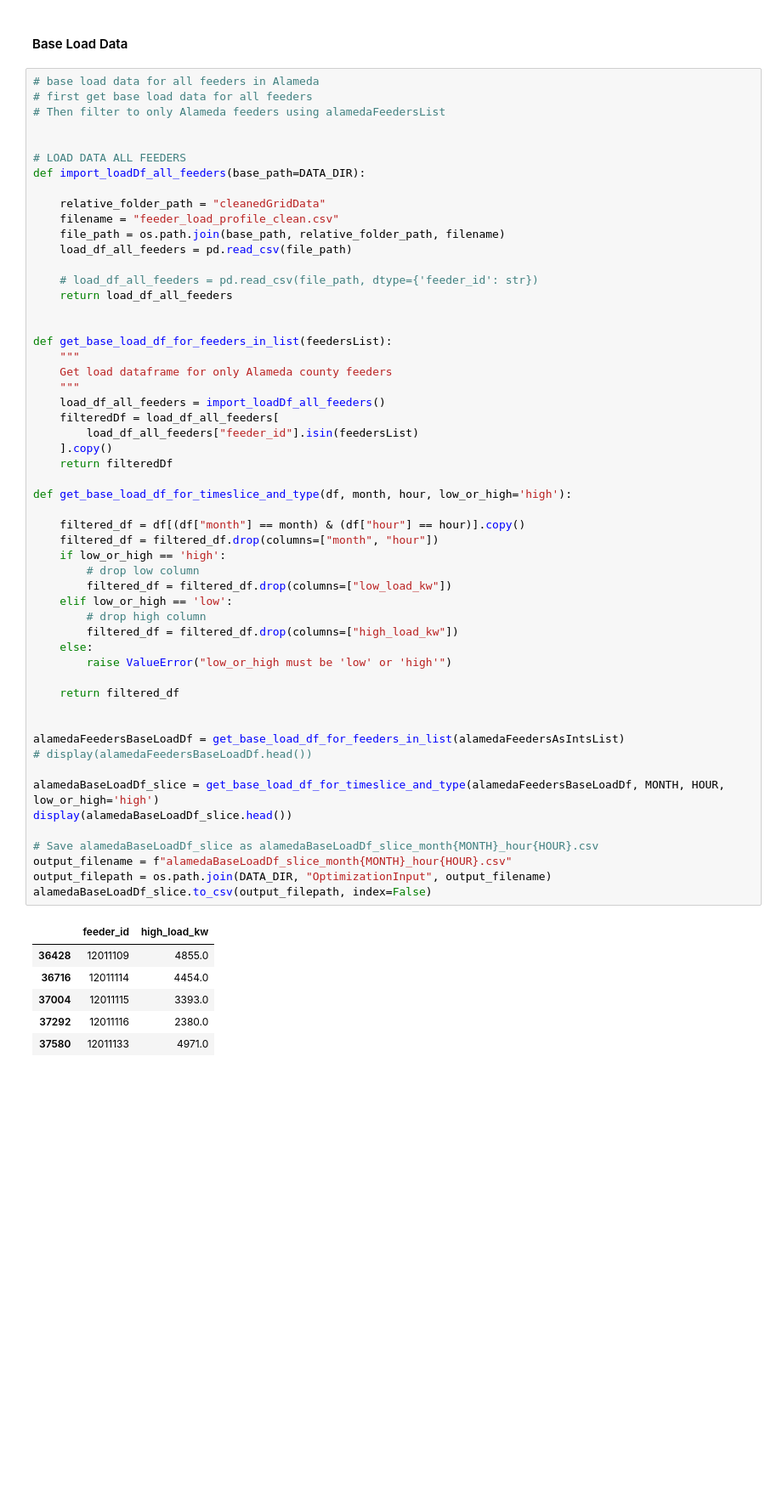
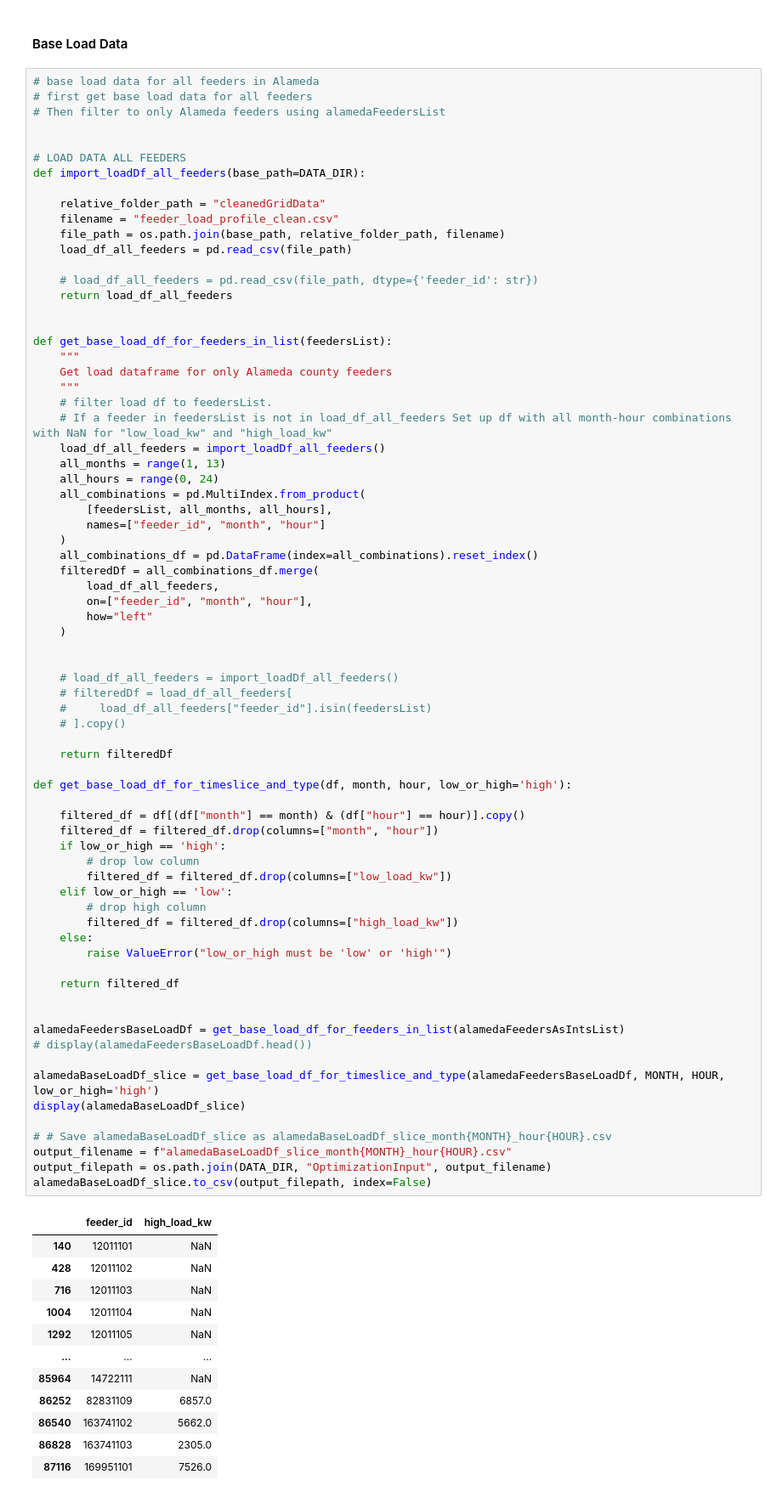
Before and after one commit to lazlop/OptimalChargerPlacement, a Jupyter notebook: notebooks/GridStressAnalysisAlameda.ipynb, the cells around one changed output. Shown at 85% size. Cells and saved outputs as stored; diff of their text form; blank space fills up the shorter version.

Commit message:
Got all data from feeder and evload for optimization and saved dataframes to new folder

```diff
--- a/notebooks/GridStressAnalysisAlameda.ipynb
+++ b/notebooks/GridStressAnalysisAlameda.ipynb
@@ -412,42 +528,66 @@ def get_base_load_df_for_feeders_in_list(feedersList):
     """
     Get load dataframe for only Alameda county feeders
     """
+    # filter load df to feedersList.
+    # If a feeder in feedersList is not in load_df_all_feeders Set up df with all month-hour combinations with NaN for "low_load_kw" and "high_load_kw"
     load_df_all_feeders = import_loadDf_all_feeders()
-    filteredDf = load_df_all_feeders[
-        load_df_all_feeders["feeder_id"].isin(feedersList)
-    ].copy()
+    all_months = range(1, 13)
+    all_hours = range(0, 24)
+    all_combinations = pd.MultiIndex.from_product(
+        [feedersList, all_months, all_hours],
+        names=["feeder_id", "month", "hour"]
+    )
+    all_combinations_df = pd.DataFrame(index=all_combinations).reset_index()
+    filteredDf = all_combinations_df.merge(
+        load_df_all_feeders,
+        on=["feeder_id", "month", "hour"],
+        how="left"
+    )
+
+
+    # load_df_all_feeders = import_loadDf_all_feeders()
+    # filteredDf = load_df_all_feeders[
+    #     load_df_all_feeders["feeder_id"].isin(feedersList)
+    # ].copy()
+
     return filteredDf
 
 def get_base_load_df_for_timeslice_and_type(df, month, hour, low_or_high='high'):
 
     filtered_df = df[(df["month"] == month) & (df["hour"] == hour)].copy()
     filtered_df = filtered_df.drop(columns=["month", "hour"])
     if low_or_high == 'high':
         # drop low column
         filtered_df = filtered_df.drop(columns=["low_load_kw"])
     elif low_or_high == 'low':
         # drop high column
         filtered_df = filtered_df.drop(columns=["high_load_kw"])
     else:
         raise ValueError("low_or_high must be 'low' or 'high'")
 
     return filtered_df
 
 
 alamedaFeedersBaseLoadDf = get_base_load_df_for_feeders_in_list(alamedaFeedersAsIntsList)
 # display(alamedaFeedersBaseLoadDf.head())
 
 alamedaBaseLoadDf_slice = get_base_load_df_for_timeslice_and_type(alamedaFeedersBaseLoadDf, MONTH, HOUR, low_or_high='high')
-display(alamedaBaseLoadDf_slice.head())
+display(alamedaBaseLoadDf_slice)
 
-# Save alamedaBaseLoadDf_slice as alamedaBaseLoadDf_slice_month{MONTH}_hour{HOUR}.csv
+# # Save alamedaBaseLoadDf_slice as alamedaBaseLoadDf_slice_month{MONTH}_hour{HOUR}.csv
 output_filename = f"alamedaBaseLoadDf_slice_month{MONTH}_hour{HOUR}.csv"
 output_filepath = os.path.join(DATA_DIR, "OptimizationInput", output_filename)
 alamedaBaseLoadDf_slice.to_csv(output_filepath, index=False)
 # %% [output]
 |  | feeder_id | high_load_kw |
-| 36428 | 12011109 | 4855.0 |
-| 36716 | 12011114 | 4454.0 |
-| 37004 | 12011115 | 3393.0 |
-| 37292 | 12011116 | 2380.0 |
-| 37580 | 12011133 | 4971.0 |
+| 140 | 12011101 | NaN |
+| 428 | 12011102 | NaN |
+| 716 | 12011103 | NaN |
+| 1004 | 12011104 | NaN |
+| 1292 | 12011105 | NaN |
+| ... | ... | ... |
+| 85964 | 14722111 | NaN |
+| 86252 | 82831109 | 6857.0 |
+| 86540 | 163741102 | 5662.0 |
+| 86828 | 163741103 | 2305.0 |
+| 87116 | 169951101 | 7526.0 |
```
Also changed, not shown: parts of 7 cells of this notebook, 4 other files.
